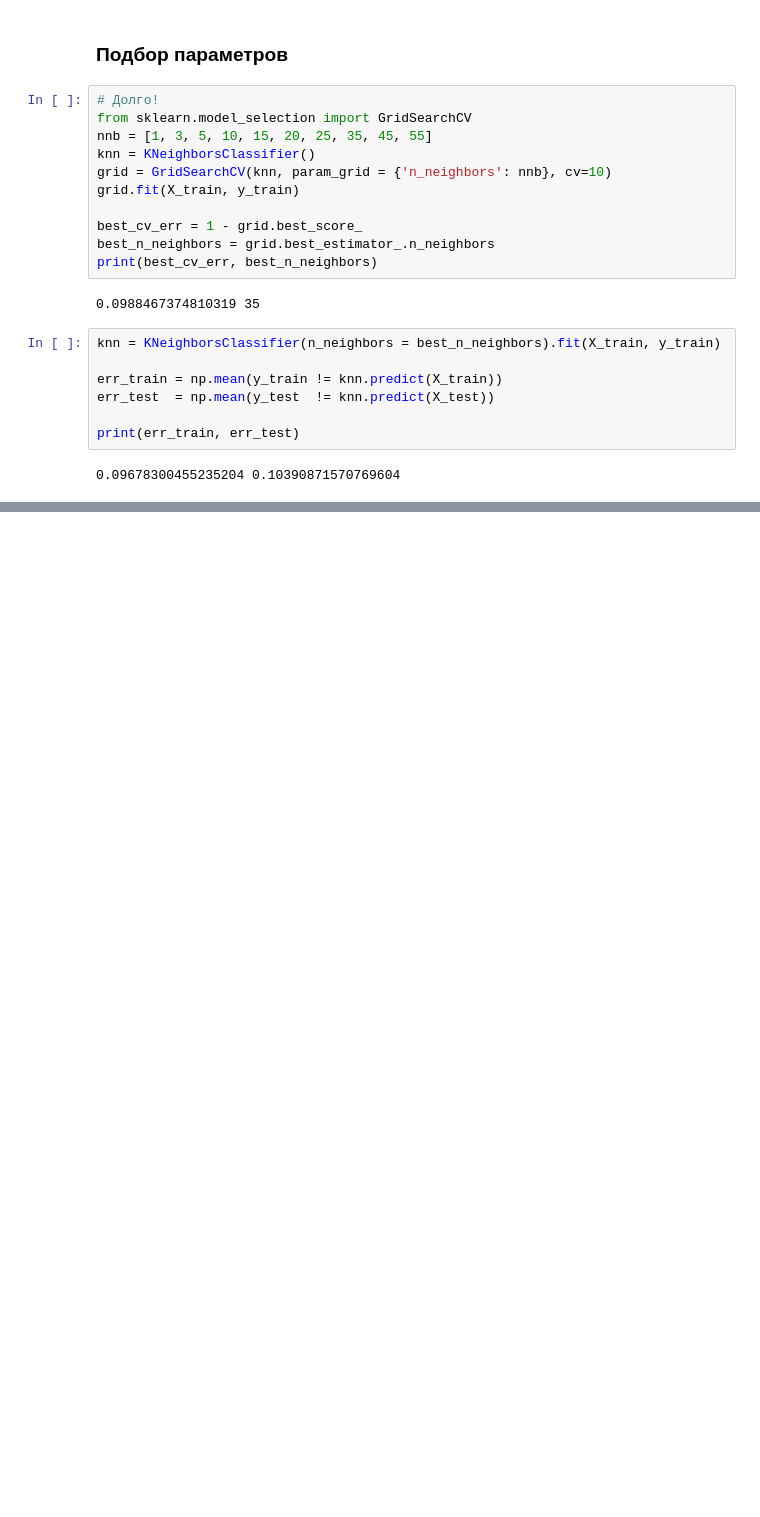
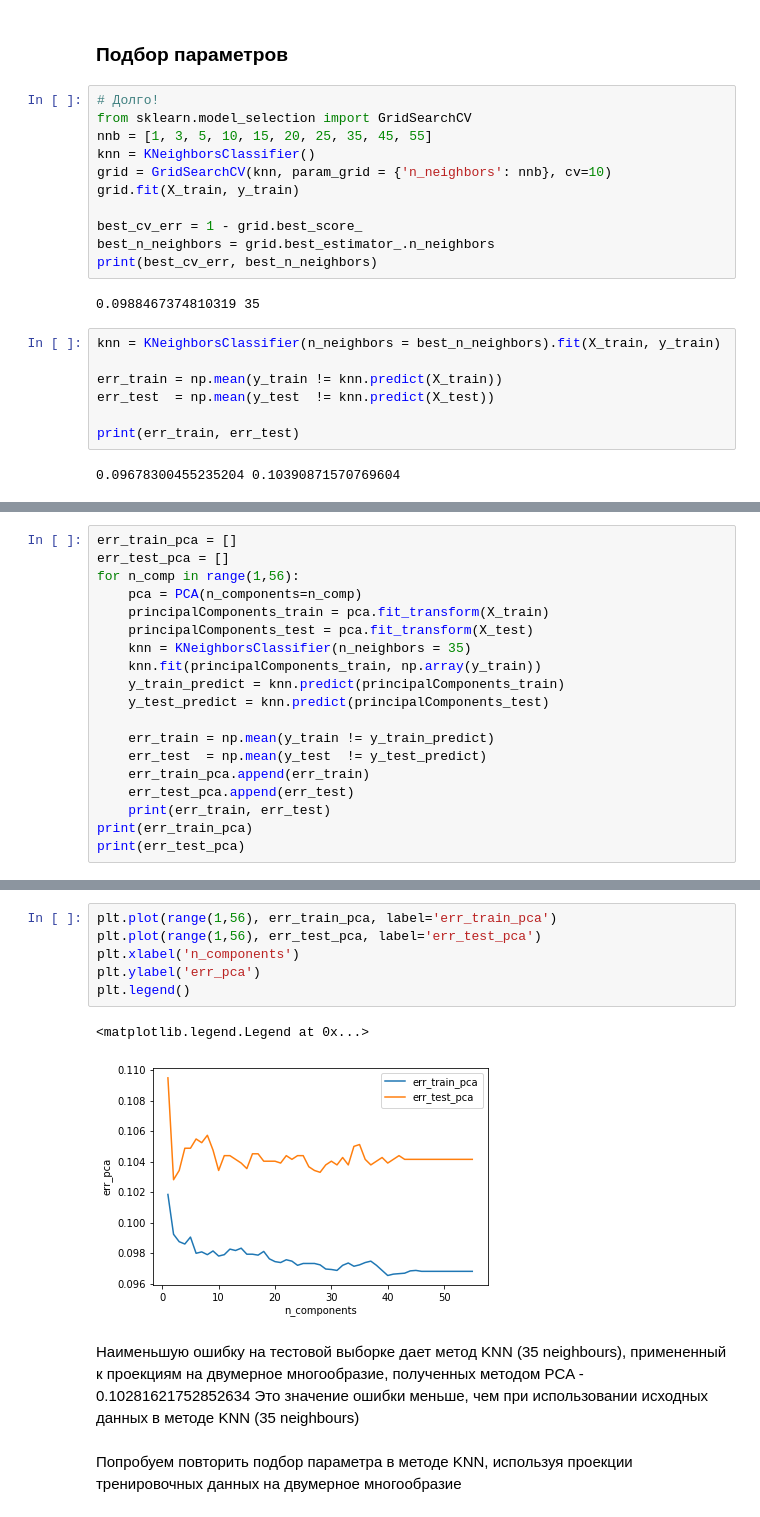
Before and after one commit to katerina394/Machine-Learning, a Jupyter notebook: Bank-marketing.ipynb, the cells around one changed output, grey strips where cells are left out. Saved outputs shown, nothing was run; the diff lists cells and outputs as text; blank space fills up the shorter version.

```diff
--- a/Bank-marketing.ipynb
+++ b/Bank-marketing.ipynb
@@ -743,0 +836,19 @@ print(err_train, err_test)
+# %%
+err_train_pca = []
+err_test_pca = []
+for n_comp in range(1,56):
+    pca = PCA(n_components=n_comp)
+    principalComponents_train = pca.fit_transform(X_train)
+    principalComponents_test = pca.fit_transform(X_test)
+    knn = KNeighborsClassifier(n_neighbors = 35)
+    knn.fit(principalComponents_train, np.array(y_train))
+    y_train_predict = knn.predict(principalComponents_train)
+    y_test_predict = knn.predict(principalComponents_test)
+
+    err_train = np.mean(y_train != y_train_predict)
+    err_test  = np.mean(y_test  != y_test_predict)
+    err_train_pca.append(err_train)
+    err_test_pca.append(err_test)
+    print(err_train, err_test)
+print(err_train_pca)
+print(err_test_pca)
@@ -743,0 +873,14 @@ print(err_train, err_test)
+# %%
+plt.plot(range(1,56), err_train_pca, label='err_train_pca')
+plt.plot(range(1,56), err_test_pca, label='err_test_pca')
+plt.xlabel('n_components')
+plt.ylabel('err_pca')
+plt.legend()
+# %% [output]
+<matplotlib.legend.Legend at 0x...>
+[figure, added]
+# %% [markdown]
+Наименьшую ошибку на тестовой выборке дает метод KNN (35 neighbours), примененный к проекциям на двумерное многообразие, полученных методом PCA - 0.10281621752852634
+Это значение ошибки меньше, чем при использовании исходных данных в методе KNN (35 neighbours)
+# %% [markdown]
+Попробуем повторить подбор параметра в методе KNN, используя проекции тренировочных данных на двумерное многообразие
```
Also changed, not shown: parts of 23 cells of this notebook.
